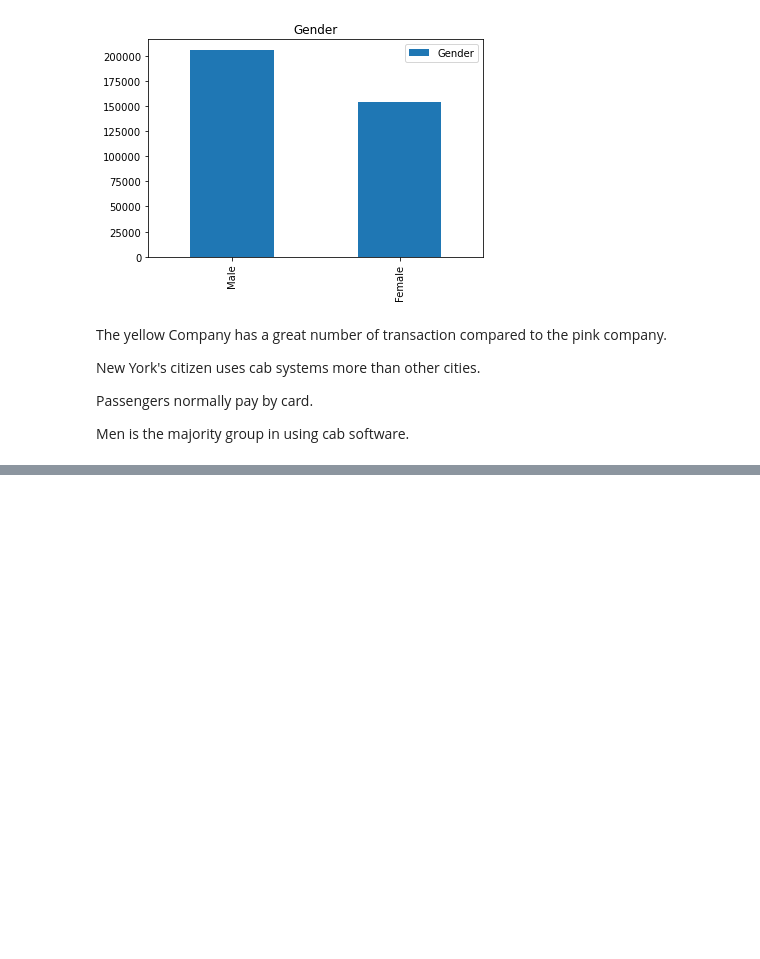
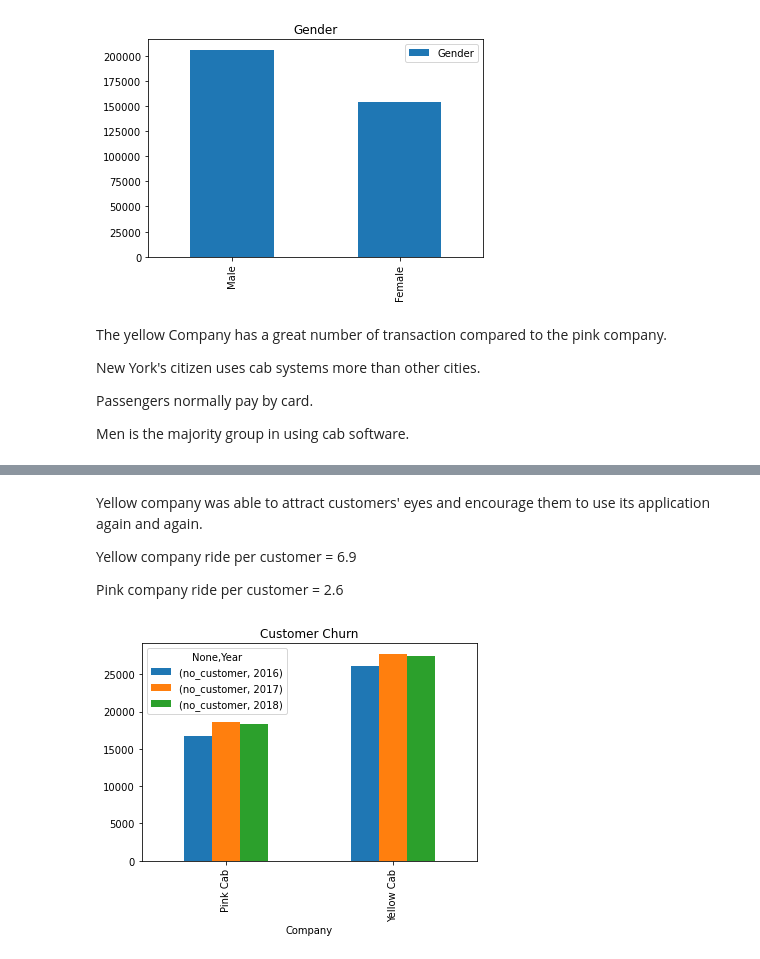
Before and after one commit to MohsenBah/G2M_Insight_Cab_Investment, a Jupyter notebook: G2M_insights.ipynb, the cells around one changed output, grey strips where cells are left out. Cells and saved outputs as stored; diff of their text form; code cells hidden in the pictures; blank space fills up the shorter version.

```diff
--- a/G2M_insights.ipynb
+++ b/G2M_insights.ipynb
@@ -355,0 +409,13 @@ Men is the majority group in using cab software.
+# %% [markdown]
+Yellow company was able to attract customers' eyes and encourage them to use its application again and again.
+
+Yellow company ride per customer = 6.9
+
+Pink company ride per customer = 2.6
+# %%
+cab_data["Year"]=cab_data['Date of Travel'].dt.year
+df_churn= cab_data.groupby(by=["Company", "Year"]).agg(no_customer=('Customer ID',
+                                                                'nunique'))
+df_churn.unstack().plot.bar(title="Customer Churn");
+# %% [output]
+[figure, added]
```
Also changed, not shown: parts of 19 cells of this notebook.
